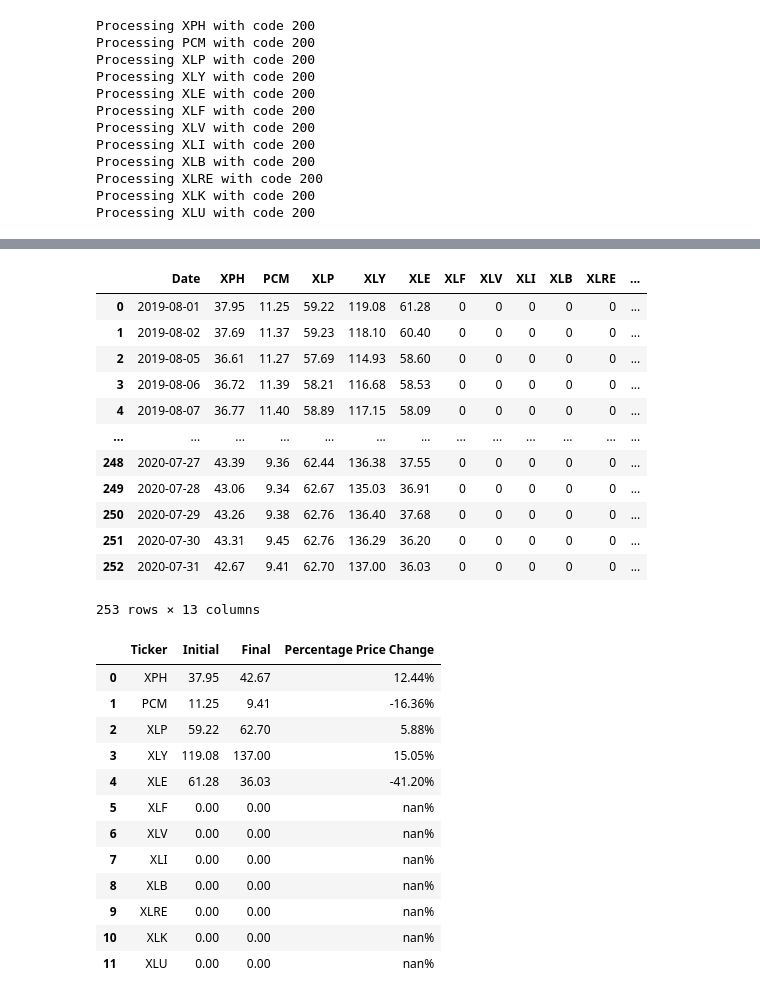
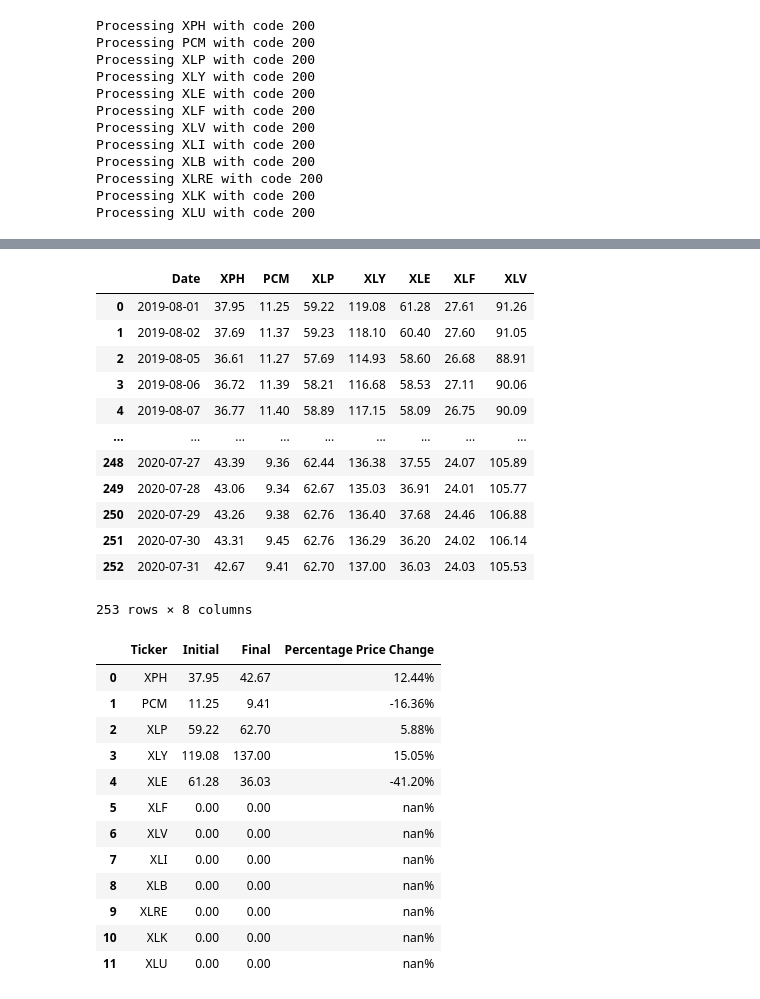
Before and after one commit to Dinorobie/stocks-covid, a Jupyter notebook: stock_+.ipynb, the cells around one changed output, grey strips where cells are left out. Drawn from its saved outputs; the diff is of its cells as text; code cells hidden in the pictures.

Commit message:
Cleans dataframe

```diff
--- a/stock_+.ipynb
+++ b/stock_+.ipynb
@@ -98,21 +100,36 @@ ticker_value_df
 366 rows × 13 columns
-# %%
-clean_df=ticker_value_df.loc[ticker_value_df["XPH"]!=0].reset_index(drop=True)
-clean_df
-# %% [output]
-|  | Date | XPH | PCM | XLP | XLY | XLE | XLF | XLV | XLI | XLB | XLRE | ... |
-| 0 | 2019-08-01 | 37.95 | 11.25 | 59.22 | 119.08 | 61.28 | 0 | 0 | 0 | 0 | 0 | ... |
-| 1 | 2019-08-02 | 37.69 | 11.37 | 59.23 | 118.10 | 60.40 | 0 | 0 | 0 | 0 | 0 | ... |
-| 2 | 2019-08-05 | 36.61 | 11.27 | 57.69 | 114.93 | 58.60 | 0 | 0 | 0 | 0 | 0 | ... |
-| 3 | 2019-08-06 | 36.72 | 11.39 | 58.21 | 116.68 | 58.53 | 0 | 0 | 0 | 0 | 0 | ... |
-| 4 | 2019-08-07 | 36.77 | 11.40 | 58.89 | 117.15 | 58.09 | 0 | 0 | 0 | 0 | 0 | ... |
-| ... | ... | ... | ... | ... | ... | ... | ... | ... | ... | ... | ... | ... |
-| 248 | 2020-07-27 | 43.39 | 9.36 | 62.44 | 136.38 | 37.55 | 0 | 0 | 0 | 0 | 0 | ... |
-| 249 | 2020-07-28 | 43.06 | 9.34 | 62.67 | 135.03 | 36.91 | 0 | 0 | 0 | 0 | 0 | ... |
-| 250 | 2020-07-29 | 43.26 | 9.38 | 62.76 | 136.40 | 37.68 | 0 | 0 | 0 | 0 | 0 | ... |
-| 251 | 2020-07-30 | 43.31 | 9.45 | 62.76 | 136.29 | 36.20 | 0 | 0 | 0 | 0 | 0 | ... |
-| 252 | 2020-07-31 | 42.67 | 9.41 | 62.70 | 137.00 | 36.03 | 0 | 0 | 0 | 0 | 0 | ... |
-253 rows × 13 columns
+# %%
+# Dropping rows with no values (no stocks operations)
+clean_df = ticker_value_df.loc[ticker_value_df["XPH"]!=0].reset_index(drop=True)
+clean_df
+
+# Dropping columns with no data (Indexes not found in the API)
+
+# Creating the list with tickers to keep
+keep_columns = []
+
+for column in clean_df:
+    column_index = clean_df.columns.get_loc(column)
+    if clean_df.iloc[0, column_index] != 0:
+        keep_columns.append(column)
+
+clean_df = clean_df[keep_columns]
+
+clean_df
+# %% [output]
+|  | Date | XPH | PCM | XLP | XLY | XLE | XLF | XLV |
+| 0 | 2019-08-01 | 37.95 | 11.25 | 59.22 | 119.08 | 61.28 | 27.61 | 91.26 |
+| 1 | 2019-08-02 | 37.69 | 11.37 | 59.23 | 118.10 | 60.40 | 27.60 | 91.05 |
+| 2 | 2019-08-05 | 36.61 | 11.27 | 57.69 | 114.93 | 58.60 | 26.68 | 88.91 |
+| 3 | 2019-08-06 | 36.72 | 11.39 | 58.21 | 116.68 | 58.53 | 27.11 | 90.06 |
+| 4 | 2019-08-07 | 36.77 | 11.40 | 58.89 | 117.15 | 58.09 | 26.75 | 90.09 |
+| ... | ... | ... | ... | ... | ... | ... | ... | ... |
+| 248 | 2020-07-27 | 43.39 | 9.36 | 62.44 | 136.38 | 37.55 | 24.07 | 105.89 |
+| 249 | 2020-07-28 | 43.06 | 9.34 | 62.67 | 135.03 | 36.91 | 24.01 | 105.77 |
+| 250 | 2020-07-29 | 43.26 | 9.38 | 62.76 | 136.40 | 37.68 | 24.46 | 106.88 |
+| 251 | 2020-07-30 | 43.31 | 9.45 | 62.76 | 136.29 | 36.20 | 24.02 | 106.14 |
+| 252 | 2020-07-31 | 42.67 | 9.41 | 62.70 | 137.00 | 36.03 | 24.03 | 105.53 |
+253 rows × 8 columns
 # %%
 ticker_list=[]
 inititial_price=[]
```
Also changed, not shown: parts of 2 cells of this notebook.
